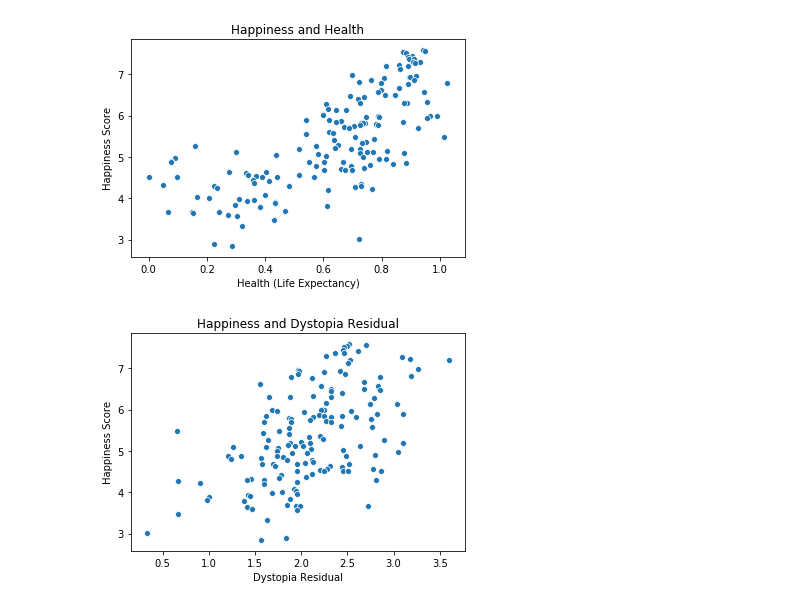
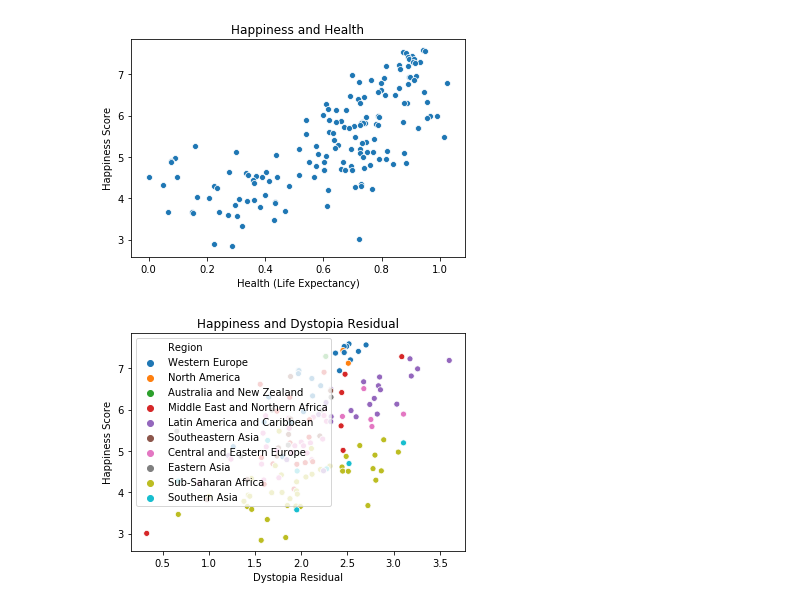
Before and after one commit to ipatel467/Happiness-Index, a Jupyter notebook: Index.ipynb, the cells around one changed output. Cells and saved outputs as stored; diff of their text form; code cells hidden in the pictures.

```diff
--- a/Index.ipynb
+++ b/Index.ipynb
@@ -299,7 +299,7 @@ plt.title('Happiness and Health');
 # %% [output]
 [figure]
 # %%
-sns.scatterplot(data = df15, x = 'Dystopia Residual', y ='Happiness Score')
+sns.scatterplot(data = df15, x = 'Dystopia Residual', y ='Happiness Score', hue = 'Region')
 plt.title('Happiness and Dystopia Residual');
 # %% [output]
-[figure, old version]
+[figure, new version]
```
Also changed, not shown: parts of 5 cells of this notebook.
